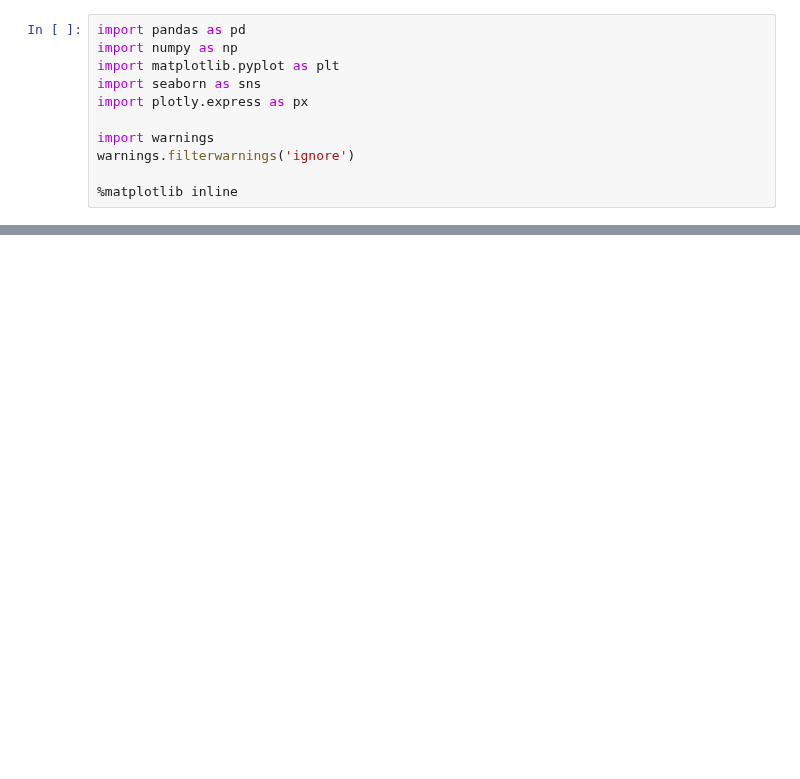
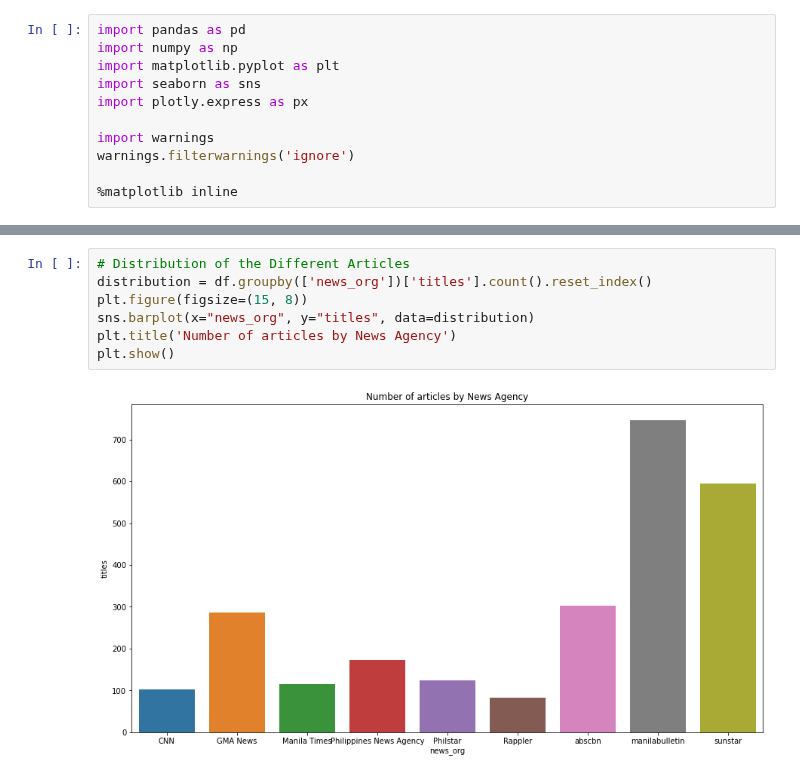
Before and after one commit to babybunso/team-sasa, a Jupyter notebook: sprint4project/2_visualizations.ipynb, the cells around one changed output, grey strips where cells are left out. Saved outputs shown, nothing was run; the diff lists cells and outputs as text; blank space fills up the shorter version.

```diff
--- a/sprint4project/2_visualizations.ipynb
+++ b/sprint4project/2_visualizations.ipynb
@@ -44,0 +45,9 @@ memory usage: 17.0+ KB
+# %%
+# Distribution of the Different Articles
+distribution = df.groupby(['news_org'])['titles'].count().reset_index()
+plt.figure(figsize=(15, 8))
+sns.barplot(x="news_org", y="titles", data=distribution)
+plt.title('Number of articles by News Agency')
+plt.show()
+# %% [output]
+[figure, added]
```
Also changed, not shown: parts of 4 cells of this notebook.
